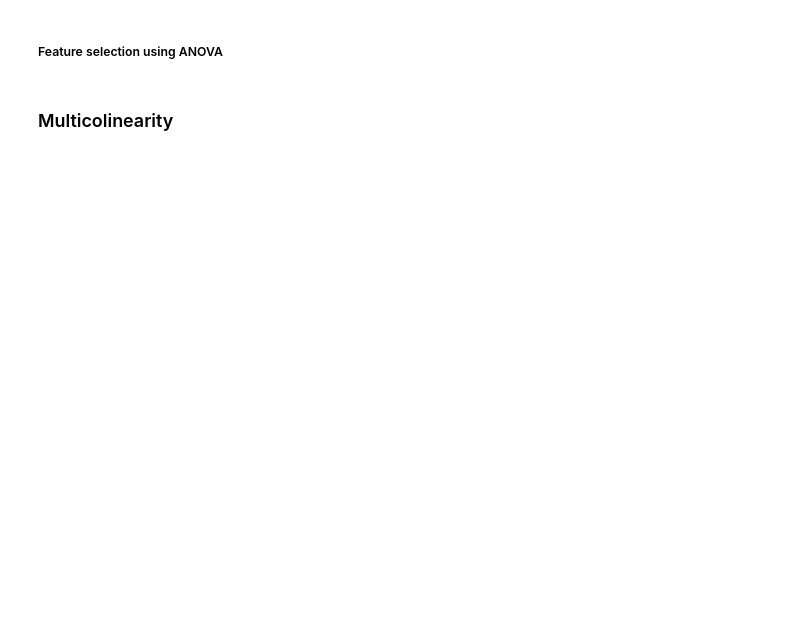
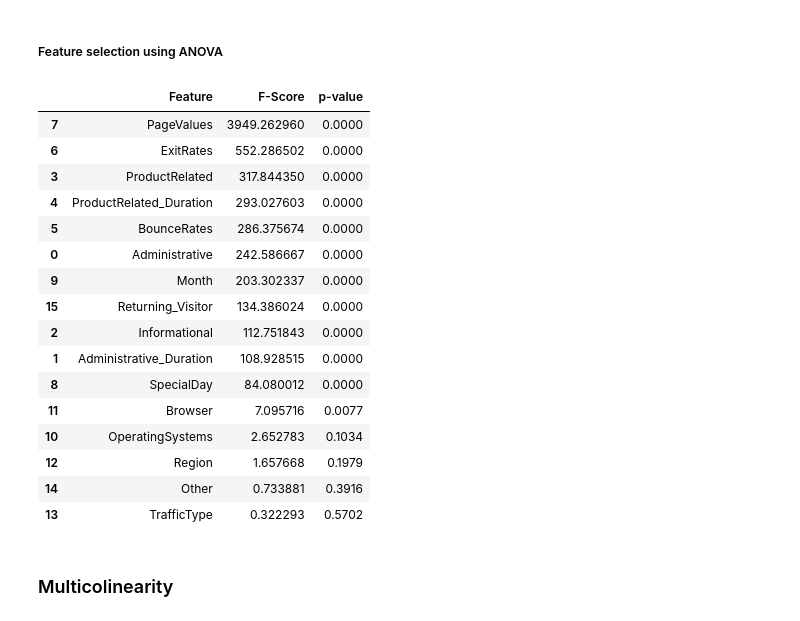
Before and after one commit to tinkuhore/FSDS-Final-Assesment, a Jupyter notebook: machine_learning/question4.ipynb, the cells around one changed output. Saved outputs shown, nothing was run; the diff lists cells and outputs as text; code cells hidden in the pictures; blank space fills up the shorter version.

```diff
--- a/machine_learning/question4.ipynb
+++ b/machine_learning/question4.ipynb
@@ -348,16 +367,34 @@ df_sorted
 ##### Feature selection using ANOVA
 # %%
 # Apply the ANOVA test using the f_classif function
-f_scores, p_values = f_classif(X, y)
+f_scores, p_values = f_classif(X, y_revenue)
 
 # Create a DataFrame to store the results
 anova_df = pd.DataFrame({'Feature': X.columns, 'F-Score': f_scores, 'p-value': p_values})
 
 # Sort the DataFrame based on p-values in ascending order
 anova_df.sort_values('p-value', inplace=True)
 
 anova_df['p-value'] = anova_df['p-value'].apply(lambda x: round(x, 4))
 
 anova_df
+# %% [output]
+|  | Feature | F-Score | p-value |
+| 7 | PageValues | 3949.262960 | 0.0000 |
+| 6 | ExitRates | 552.286502 | 0.0000 |
+| 3 | ProductRelated | 317.844350 | 0.0000 |
+| 4 | ProductRelated_Duration | 293.027603 | 0.0000 |
+| 5 | BounceRates | 286.375674 | 0.0000 |
+| 0 | Administrative | 242.586667 | 0.0000 |
+| 9 | Month | 203.302337 | 0.0000 |
+| 15 | Returning_Visitor | 134.386024 | 0.0000 |
+| 2 | Informational | 112.751843 | 0.0000 |
+| 1 | Administrative_Duration | 108.928515 | 0.0000 |
+| 8 | SpecialDay | 84.080012 | 0.0000 |
+| 11 | Browser | 7.095716 | 0.0077 |
+| 10 | OperatingSystems | 2.652783 | 0.1034 |
+| 12 | Region | 1.657668 | 0.1979 |
+| 14 | Other | 0.733881 | 0.3916 |
+| 13 | TrafficType | 0.322293 | 0.5702 |
 # %% [markdown]
 ### Multicolinearity
```
Also changed, not shown: parts of 13 cells of this notebook.
